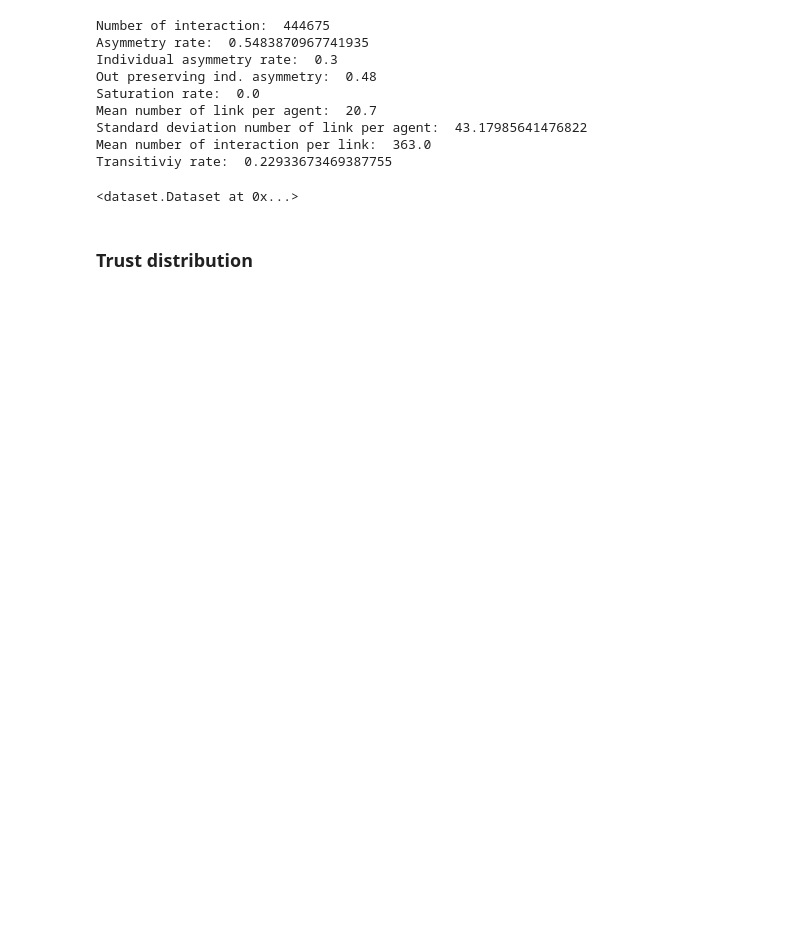
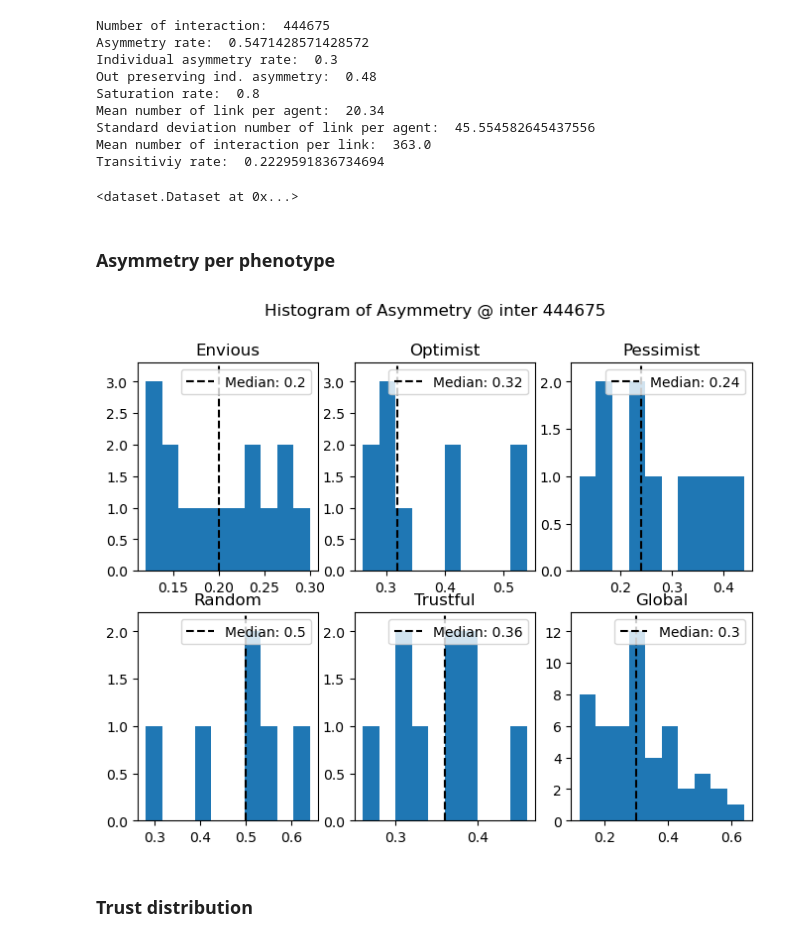
Before and after one commit to yuxuama/cooperation_emergence, a Jupyter notebook: notebooks/last_analysis.ipynb, the cells around one changed output. Saved outputs shown, nothing was run; the diff lists cells and outputs as text; code cells hidden in the pictures; blank space fills up the shorter version.

Commit message:
pn-link randomisation of network

```diff
--- a/notebooks/last_analysis.ipynb
+++ b/notebooks/last_analysis.ipynb
@@ -35,11 +35,12 @@ if save:
 # %%
 t, l = net.get_trust_adjacency_matrix(), net.get_link_adjacency_matrix()
+c = net.capacity_table
 print(f"Number of interaction: ", inter)
-print("Asymmetry rate: ", measure_global("Asymmetry", t, l, parameters))
-print("Individual asymmetry rate: ", measure_global("Individual asymmetry", t, l, parameters))
-print("Out preserving ind. asymmetry: ", measure_global("Individual asymmetry", t, l, parameters, random=True, niter=1000, mode="o"))
-print("Saturation rate: ", measure_global("Saturation rate", t, l, parameters))
-link_stat = measure_global("Number of link", t, l, parameters)
+print("Asymmetry rate: ", measure_global("Asymmetry", t, l, c, parameters))
+print("Individual asymmetry rate: ", measure_global("Individual asymmetry", t, l, c, parameters))
+print("Out preserving ind. asymmetry: ", measure_global("Individual asymmetry", t, l, c, parameters, random=True, niter=1000, mode="o"))
+print("Saturation rate: ", measure_global("Saturation rate", t, l, c, parameters))
+link_stat = measure_global("Number of link", t, l, c, parameters)
 print("Mean number of link per agent: ", link_stat[0])
 print("Standard deviation number of link per agent: ", link_stat[1])
 print("Mean number of interaction per link: ", 2 * inter / (n * (n-1)))
@@ -50,19 +51,29 @@ transitivity_rate = sum(data) / (n * (n-1) * (n-2) / 6)
 print("Transitiviy rate: ", transitivity_rate)
 # %% [output]
 Number of interaction:  444675
-Asymmetry rate:  0.5483870967741935
+Asymmetry rate:  0.5471428571428572
 Individual asymmetry rate:  0.3
 Out preserving ind. asymmetry:  0.48
-Saturation rate:  0.0
-Mean number of link per agent:  20.7
-Standard deviation number of link per agent:  43.17985641476822
+Saturation rate:  0.8
+Mean number of link per agent:  20.34
+Standard deviation number of link per agent:  45.554582645437556
 Mean number of interaction per link:  363.0
-Transitiviy rate:  0.22933673469387755
+Transitiviy rate:  0.2229591836734694
 # %%
 local_dt = Dataset("local", inter)
 local_dt.init_with_network(net)
 # %% [output]
 <dataset.Dataset at 0x...>
+# %% [markdown]
+### Asymmetry per phenotype
+# %%
+plot_hist_by_phenotype(local_dt, "Asymmetry")
+if save:
+    plt.savefig("../plot/" + dirname + "/asymmetry.png")
+else:
+    plt.show()
+# %% [output]
+[figure, added]
 # %% [markdown]
 ### Trust distribution
 # %%
```
Also changed, not shown: parts of 12 cells of this notebook, 1 other file.
